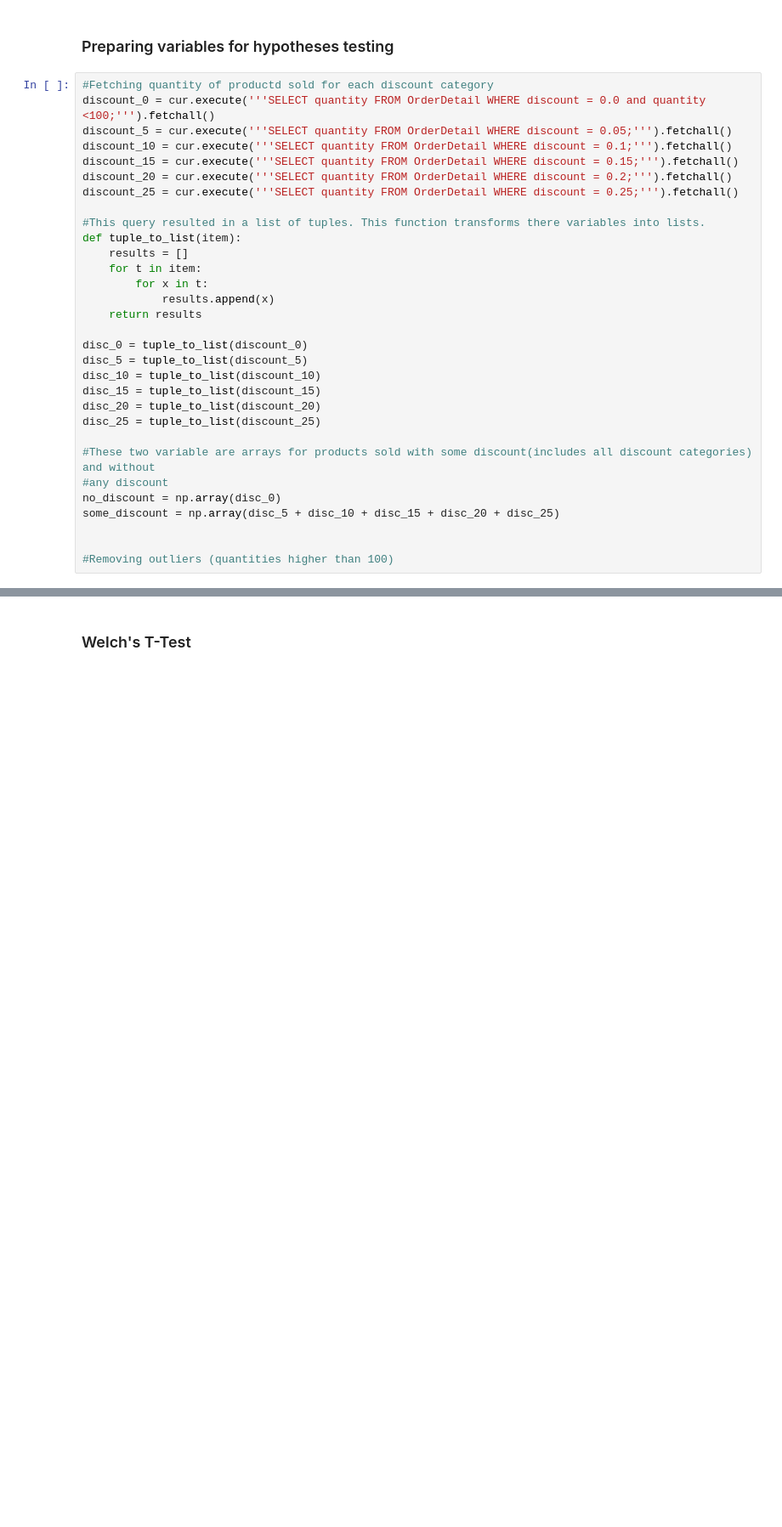
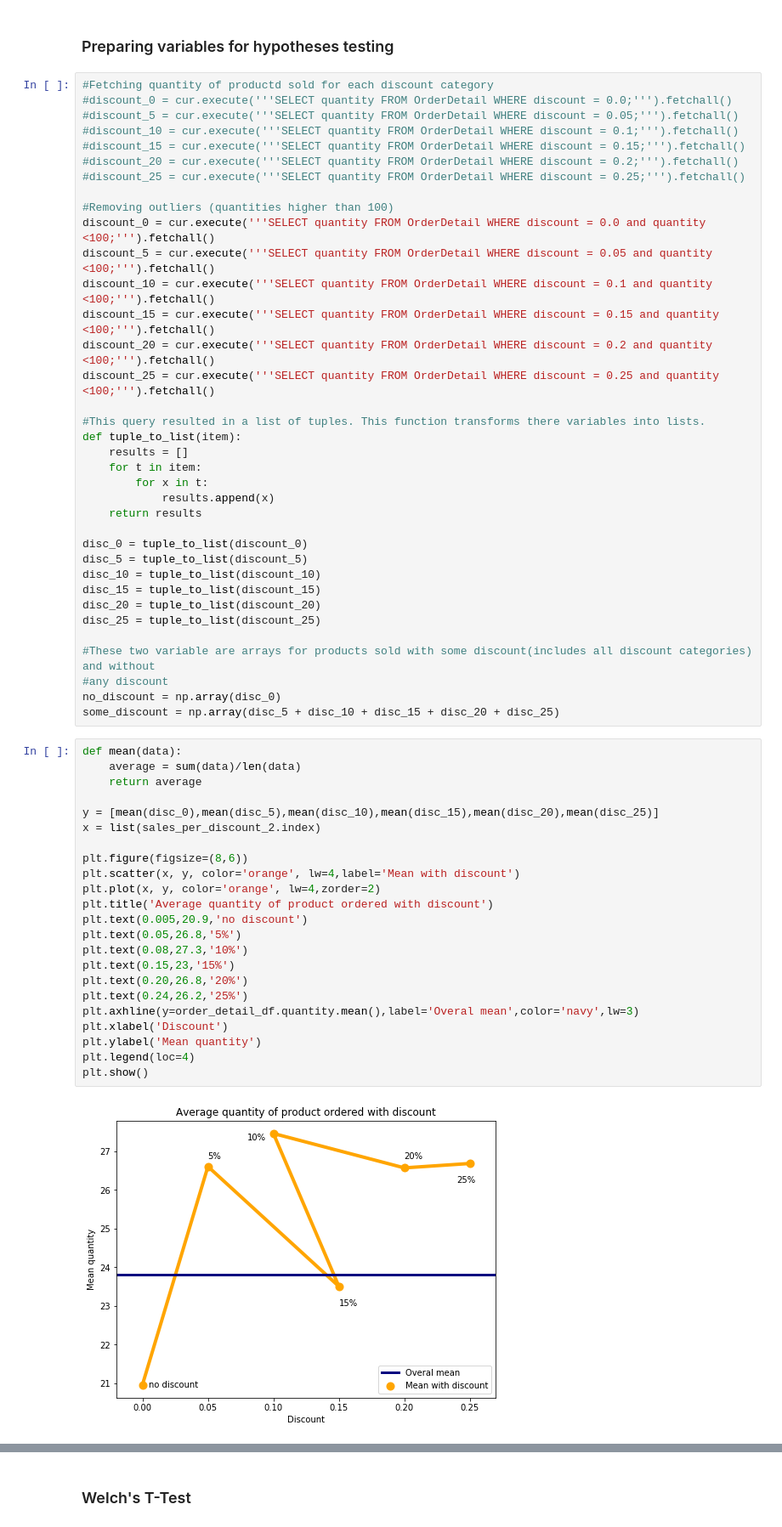
Before and after one commit to nikolholicka/Hypotesis_Testing_Northwind_Database, a Jupyter notebook: Hypotheses_Testing_Mod3_Project.ipynb, the cells around one changed output, grey strips where cells are left out. Shown at 85% size. Cells and saved outputs as stored; diff of their text form; blank space fills up the shorter version.

Commit message:
removed outliers

```diff
--- a/Hypotheses_Testing_Mod3_Project.ipynb
+++ b/Hypotheses_Testing_Mod3_Project.ipynb
@@ -90,12 +96,20 @@ Between 4300 and 5200 products were sold per each discount category - total of 2
 ### Preparing variables for hypotheses testing
 # %%
 #Fetching quantity of productd sold for each discount category
+#discount_0 = cur.execute('''SELECT quantity FROM OrderDetail WHERE discount = 0.0;''').fetchall()
+#discount_5 = cur.execute('''SELECT quantity FROM OrderDetail WHERE discount = 0.05;''').fetchall()
+#discount_10 = cur.execute('''SELECT quantity FROM OrderDetail WHERE discount = 0.1;''').fetchall()
+#discount_15 = cur.execute('''SELECT quantity FROM OrderDetail WHERE discount = 0.15;''').fetchall()
+#discount_20 = cur.execute('''SELECT quantity FROM OrderDetail WHERE discount = 0.2;''').fetchall()
+#discount_25 = cur.execute('''SELECT quantity FROM OrderDetail WHERE discount = 0.25;''').fetchall()
+
+#Removing outliers (quantities higher than 100)
 discount_0 = cur.execute('''SELECT quantity FROM OrderDetail WHERE discount = 0.0 and quantity <100;''').fetchall()
-discount_5 = cur.execute('''SELECT quantity FROM OrderDetail WHERE discount = 0.05;''').fetchall()
-discount_10 = cur.execute('''SELECT quantity FROM OrderDetail WHERE discount = 0.1;''').fetchall()
-discount_15 = cur.execute('''SELECT quantity FROM OrderDetail WHERE discount = 0.15;''').fetchall()
-discount_20 = cur.execute('''SELECT quantity FROM OrderDetail WHERE discount = 0.2;''').fetchall()
-discount_25 = cur.execute('''SELECT quantity FROM OrderDetail WHERE discount = 0.25;''').fetchall()
+discount_5 = cur.execute('''SELECT quantity FROM OrderDetail WHERE discount = 0.05 and quantity <100;''').fetchall()
+discount_10 = cur.execute('''SELECT quantity FROM OrderDetail WHERE discount = 0.1 and quantity <100;''').fetchall()
+discount_15 = cur.execute('''SELECT quantity FROM OrderDetail WHERE discount = 0.15 and quantity <100;''').fetchall()
+discount_20 = cur.execute('''SELECT quantity FROM OrderDetail WHERE discount = 0.2 and quantity <100;''').fetchall()
+discount_25 = cur.execute('''SELECT quantity FROM OrderDetail WHERE discount = 0.25 and quantity <100;''').fetchall()
 
 #This query resulted in a list of tuples. This function transforms there variables into lists.
 def tuple_to_list(item):
@@ -116,7 +130,29 @@ disc_25 = tuple_to_list(discount_25)
 #any discount
 no_discount = np.array(disc_0)
 some_discount = np.array(disc_5 + disc_10 + disc_15 + disc_20 + disc_25)
-
-
-#Removing outliers (quantities higher than 100)
+# %%
+def mean(data):
+    average = sum(data)/len(data)
+    return average
+
+y = [mean(disc_0),mean(disc_5),mean(disc_10),mean(disc_15),mean(disc_20),mean(disc_25)]
+x = list(sales_per_discount_2.index)
+
+plt.figure(figsize=(8,6))
+plt.scatter(x, y, color='orange', lw=4,label='Mean with discount')
+plt.plot(x, y, color='orange', lw=4,zorder=2)
+plt.title('Average quantity of product ordered with discount')
+plt.text(0.005,20.9,'no discount')
+plt.text(0.05,26.8,'5%')
+plt.text(0.08,27.3,'10%')
+plt.text(0.15,23,'15%')
+plt.text(0.20,26.8,'20%')
+plt.text(0.24,26.2,'25%')
+plt.axhline(y=order_detail_df.quantity.mean(),label='Overal mean',color='navy',lw=3)
+plt.xlabel('Discount')
+plt.ylabel('Mean quantity')
+plt.legend(loc=4)
+plt.show()
+# %% [output]
+[figure, added]
 # %% [markdown]
```
Also changed, not shown: parts of 22 cells of this notebook.
